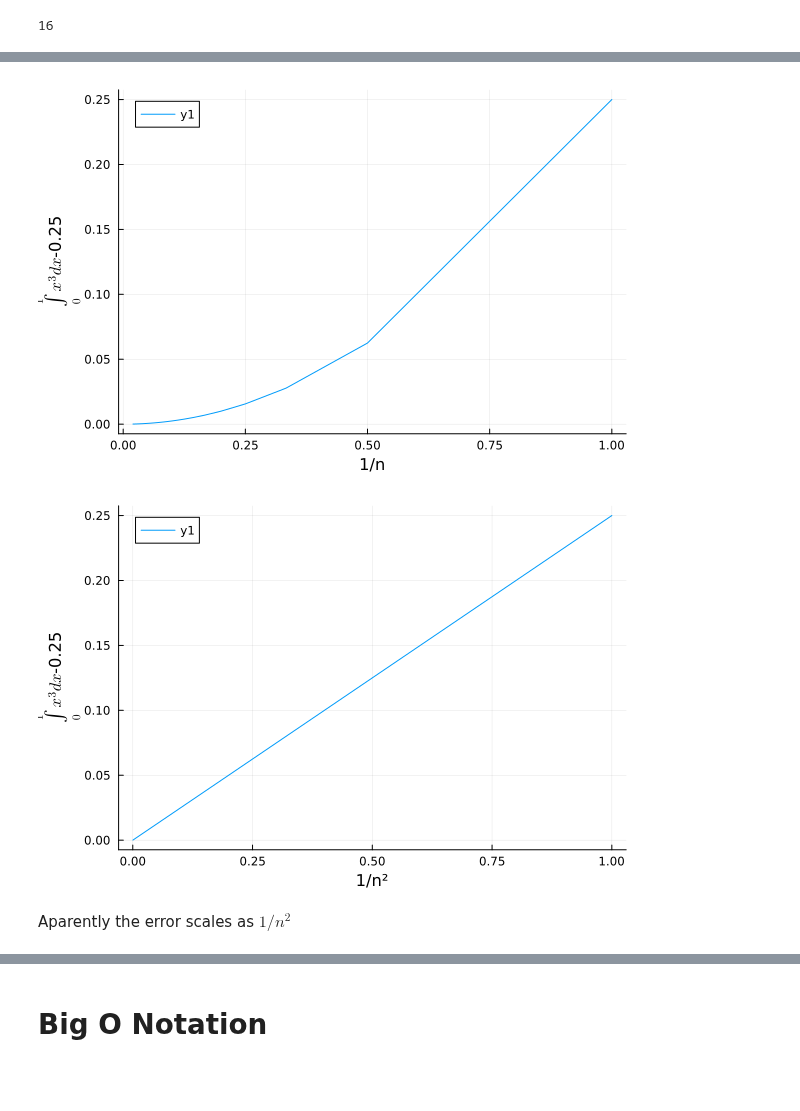
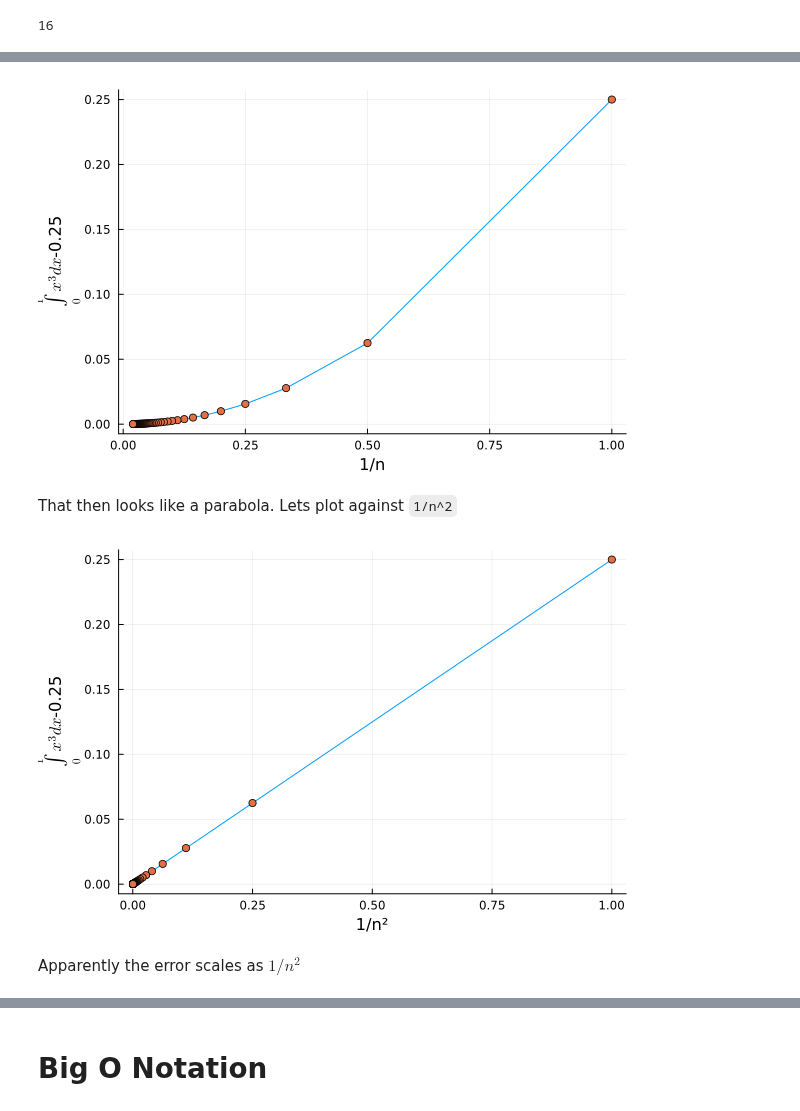
Before and after one commit to em256/phys4480, a Jupyter notebook: Period of a pendulum.ipynb, the cells around one changed output, grey strips where cells are left out. Cells and saved outputs as stored; diff of their text form; code cells hidden in the pictures; blank space fills up the shorter version.

```diff
--- a/Period of a pendulum.ipynb
+++ b/Period of a pendulum.ipynb
@@ -174,10 +261,14 @@ plot(nvals,tvals,xlabel="n",ylabel=L"$\int_0^1x^3dx$")
 # %%
-plot(1 ./nvals,tvals.-0.25,xlabel="1/n",ylabel=L"$\int_0^1x^3dx$-0.25")
+plot(1 ./nvals,tvals.-0.25,xlabel="1/n",ylabel=L"$\int_0^1x^3dx$-0.25",legend=false)
+scatter!(1 ./nvals,tvals.-0.25)
 # %% [output]
-[figure, old version]
+[figure, new version]
+# %% [markdown]
+That then looks like a parabola.  Lets plot against `1/n^2`
 # %%
-plot(1 ./nvals.^2,tvals.-0.25,xlabel="1/n²",ylabel=L"$\int_0^1x^3dx$-0.25")
+plot(1 ./nvals.^2,tvals.-0.25,xlabel="1/n²",ylabel=L"$\int_0^1x^3dx$-0.25",legend=false)
+scatter!(1 ./nvals.^2,tvals.-0.25)
 # %% [output]
-[figure, old version]
+[figure, new version]
 # %% [markdown]
-Aparently the error scales as $1/n^2$
+Apparently the error scales as $1/n^2$
```
Also changed, not shown: parts of 128 cells of this notebook, 37 other files.
